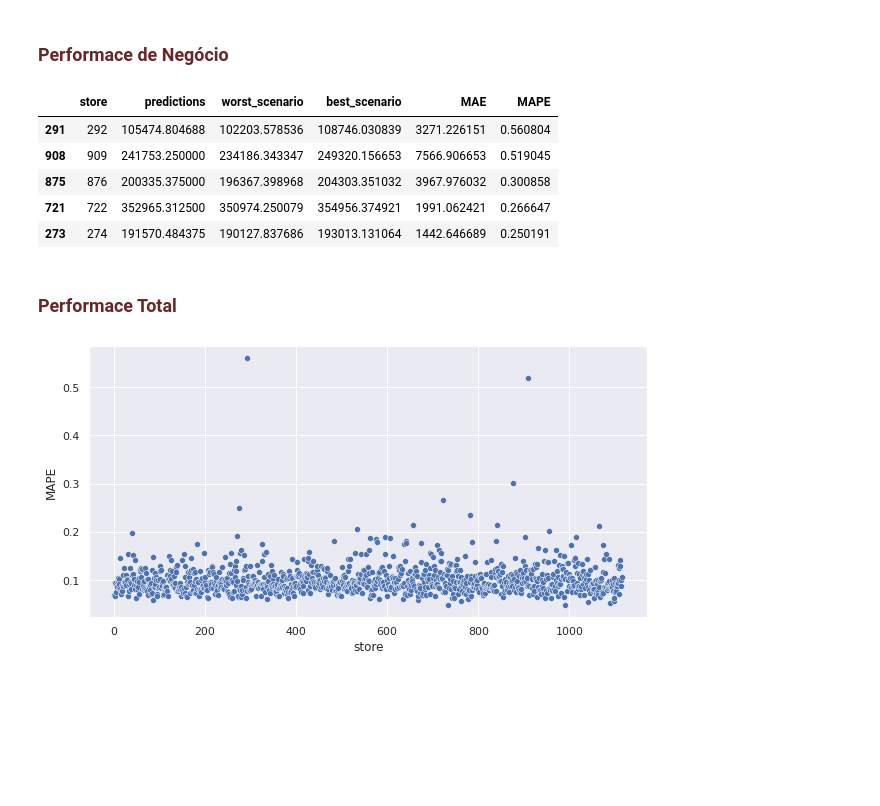
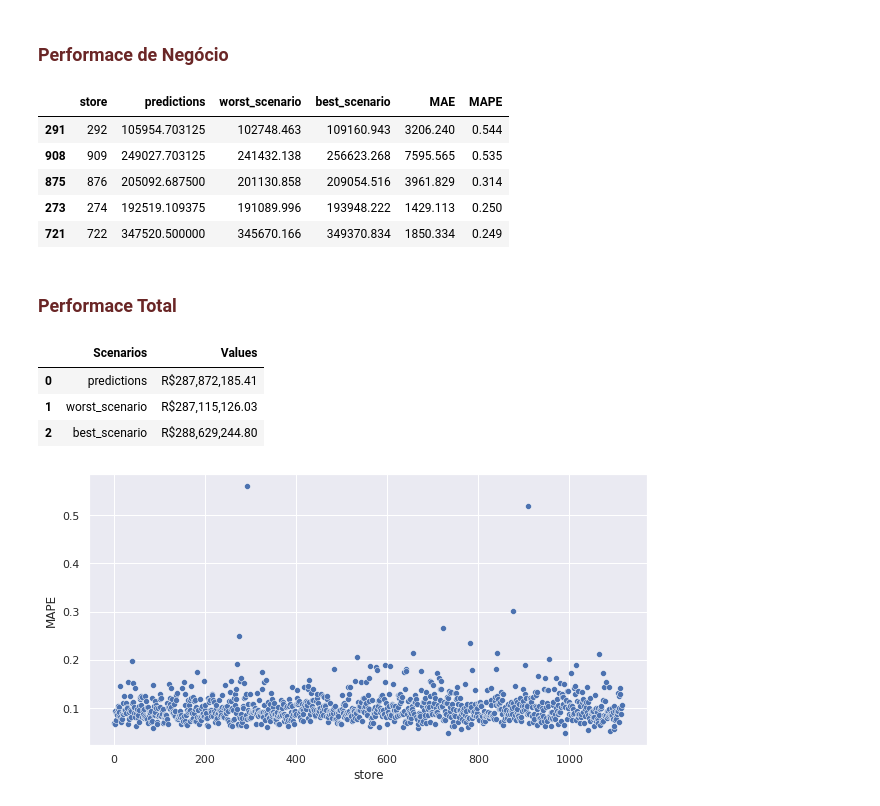
Before and after one commit to brunalimap/Rossmann_Stores, a Jupyter notebook: notebooks/storytelling_rossmann_stores.ipynb, the cells around one changed output. Drawn from its saved outputs; the diff is of its cells as text; code cells hidden in the pictures; blank space fills up the shorter version.

```diff
--- a/notebooks/storytelling_rossmann_stores.ipynb
+++ b/notebooks/storytelling_rossmann_stores.ipynb
@@ -587,12 +634,6 @@ xgb_result_tuned
 # <font color=#6A2626> 4. Conclusão </font>
 # %% [markdown]
 ## <font color=#6A2626> Interpretação do Erro </font>
-# %%
-df9 = X_test[cols_selected_boruta_full]
-
-#rescale
-df9['sales'] = np.expm1(df9['sales'])
-df9['predictions'] = np.expm1(yhat_xgb_tuned)
 # %% [markdown]
 ### <font color=#6A2626> Performace de Negócio </font>
 # %%
@@ -600,8 +641,8 @@ df9['predictions'] = np.expm1(yhat_xgb_tuned)
 df9_aux = df9[['store','predictions']].groupby('store').sum().reset_index()
 
 #MAE and MAPE
-df9_aux1 = df9[['store','predictions','sales']].groupby('store').apply(lambda x: mean_absolute_error(x['sales'], x['predictions'])).reset_index().rename(columns={0:'MAE'})
-df9_aux2 = df9[['store','predictions','sales']].groupby('store').apply(lambda x: mean_absolute_percentage_error(x['sales'],x['predictions'])).reset_index().rename(columns={0:'MAPE'})
+df9_aux1 = df9[['store','predictions','sales']].groupby('store').apply(lambda x: np.round(mean_absolute_error(x['sales'], x['predictions']),3)).reset_index().rename(columns={0:'MAE'})
+df9_aux2 = df9[['store','predictions','sales']].groupby('store').apply(lambda x: np.round(mean_absolute_percentage_error(x['sales'],x['predictions']),3)).reset_index().rename(columns={0:'MAPE'})
 
 #Merge
 df9_aux3 = pd.merge(df9_aux1,df9_aux2,how='inner',on='store')
@@ -609,23 +650,32 @@ df9_aux4 = pd.merge(df9_aux,df9_aux3,how='inner',on='store')
 
 #Scenarios
 
-df9_aux4['worst_scenario'] = df9_aux4['predictions'] - df9_aux4['MAE']
-df9_aux4['best_scenario'] = df9_aux4['predictions'] + df9_aux4['MAE']
+df9_aux4['worst_scenario'] = np.round(df9_aux4['predictions'] - df9_aux4['MAE'],3)
+df9_aux4['best_scenario'] = np.round(df9_aux4['predictions'] + df9_aux4['MAE'],3)
 
 #order columns
 
 df9_aux4= df9_aux4[['store','predictions','worst_scenario','best_scenario','MAE','MAPE']]
 # %%
-df9_aux4.sort_values("MAPE", ascending = False).head()
+np.round(df9_aux4.sort_values("MAPE", ascending = False),3).head()
 # %% [output]
 |  | store | predictions | worst_scenario | best_scenario | MAE | MAPE |
-| 291 | 292 | 105474.804688 | 102203.578536 | 108746.030839 | 3271.226151 | 0.560804 |
-| 908 | 909 | 241753.250000 | 234186.343347 | 249320.156653 | 7566.906653 | 0.519045 |
-| 875 | 876 | 200335.375000 | 196367.398968 | 204303.351032 | 3967.976032 | 0.300858 |
-| 721 | 722 | 352965.312500 | 350974.250079 | 354956.374921 | 1991.062421 | 0.266647 |
-| 273 | 274 | 191570.484375 | 190127.837686 | 193013.131064 | 1442.646689 | 0.250191 |
+| 291 | 292 | 105954.703125 | 102748.463 | 109160.943 | 3206.240 | 0.544 |
+| 908 | 909 | 249027.703125 | 241432.138 | 256623.268 | 7595.565 | 0.535 |
+| 875 | 876 | 205092.687500 | 201130.858 | 209054.516 | 3961.829 | 0.314 |
+| 273 | 274 | 192519.109375 | 191089.996 | 193948.222 | 1429.113 | 0.250 |
+| 721 | 722 | 347520.500000 | 345670.166 | 349370.834 | 1850.334 | 0.249 |
 # %% [markdown]
 ### <font color=#6A2626> Performace Total </font>
+# %%
+df9_aux5 = df9_aux4[['predictions','worst_scenario','best_scenario']].apply(lambda x: np.sum(x),axis=0).reset_index().rename(columns={'index': 'Scenarios',0:'Values'})
+df9_aux5['Values'] = df9_aux5['Values'].map('R${:,.2f}'.format)
+df9_aux5
+# %% [output]
+|  | Scenarios | Values |
+| 0 | predictions | R$287,872,185.41 |
+| 1 | worst_scenario | R$287,115,126.03 |
+| 2 | best_scenario | R$288,629,244.80 |
 # %%
 plt.figure(figsize = (10,5))
 sns.scatterplot(x = 'store',y = 'MAPE', data = df9_aux4);
```
Also changed, not shown: parts of 38 cells of this notebook, 1 other file.
